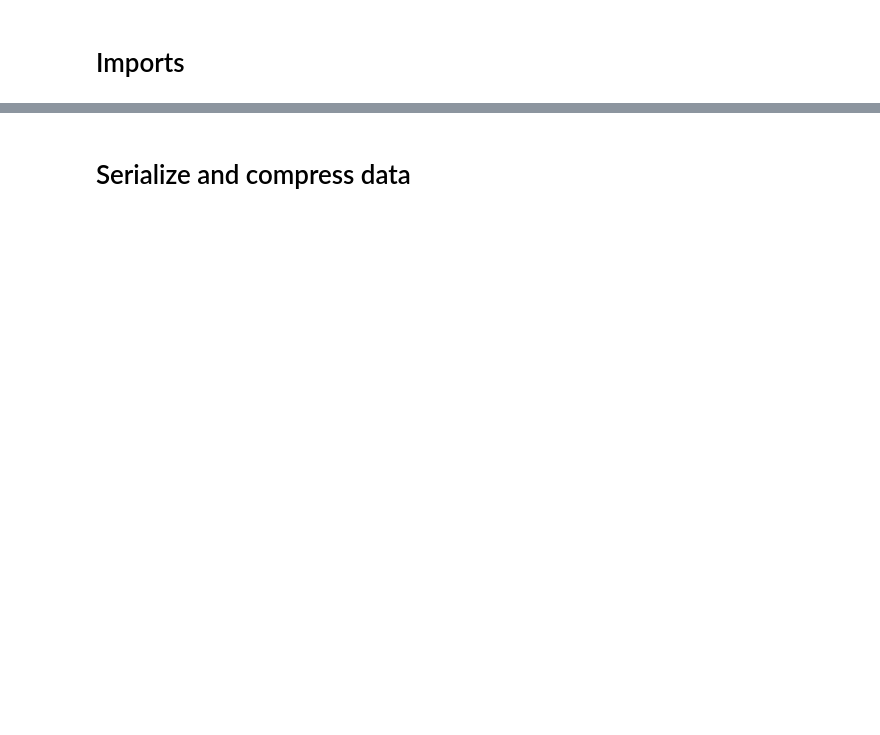
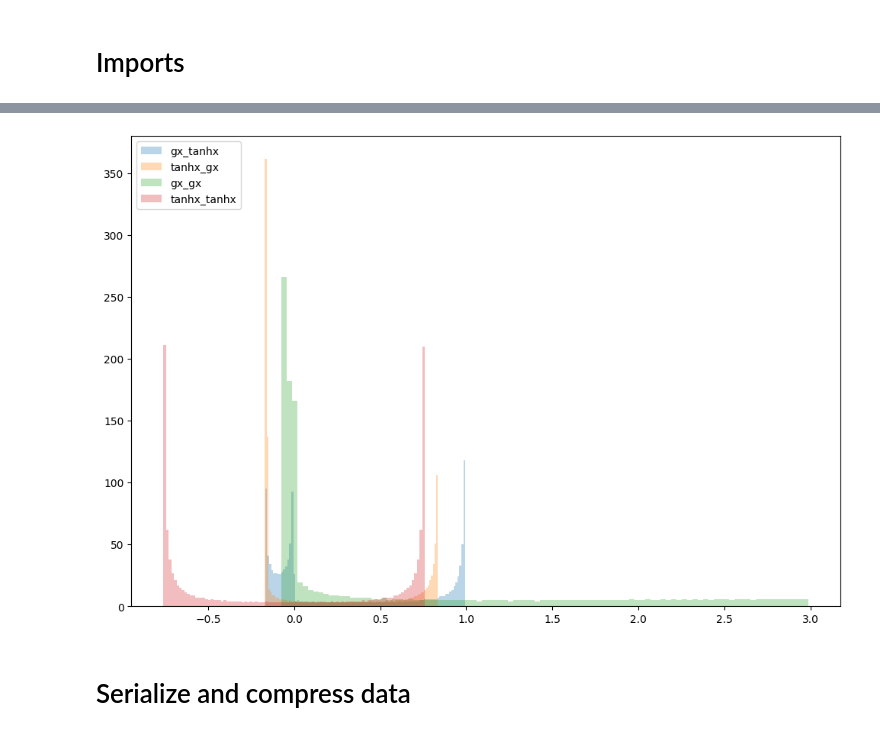
Before and after one commit to Monfin/LHT_credits-history, a Jupyter notebook: LHT_tests.ipynb, the cells around one changed output, grey strips where cells are left out. Drawn from its saved outputs; the diff is of its cells as text; code cells hidden in the pictures; blank space fills up the shorter version.

```diff
--- a/LHT_tests.ipynb
+++ b/LHT_tests.ipynb
@@ -25,3 +121,14 @@ import sys
+# %%
+plt.figure(figsize=(12, 8))
+plt.hist(gx_tanhx, bins=100, alpha=0.3, label="gx_tanhx")
+plt.hist(tanhx_gx, bins=100, alpha=0.3, label="tanhx_gx")
+plt.hist(gx_gx, bins=100, alpha=0.3, label="gx_gx")
+plt.hist(tanhx_tanhx, bins=100, alpha=0.3, label="tanhx_tanhx")
+
+plt.legend(loc=2)
+plt.show()
+# %% [output]
+[figure, added]
 # %% [markdown]
 # Serialize and compress data
 # %%
```
Also changed, not shown: parts of 72 cells of this notebook, 34 other files.
